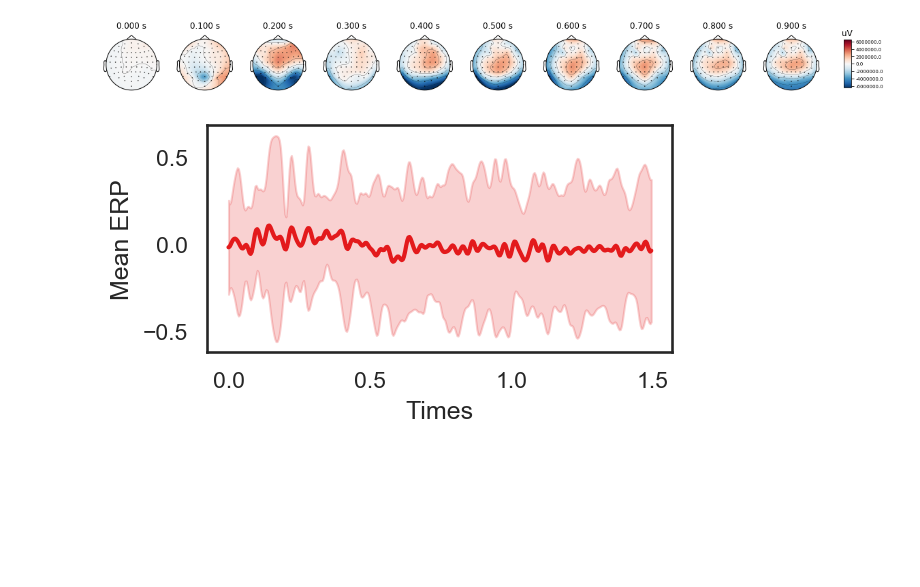
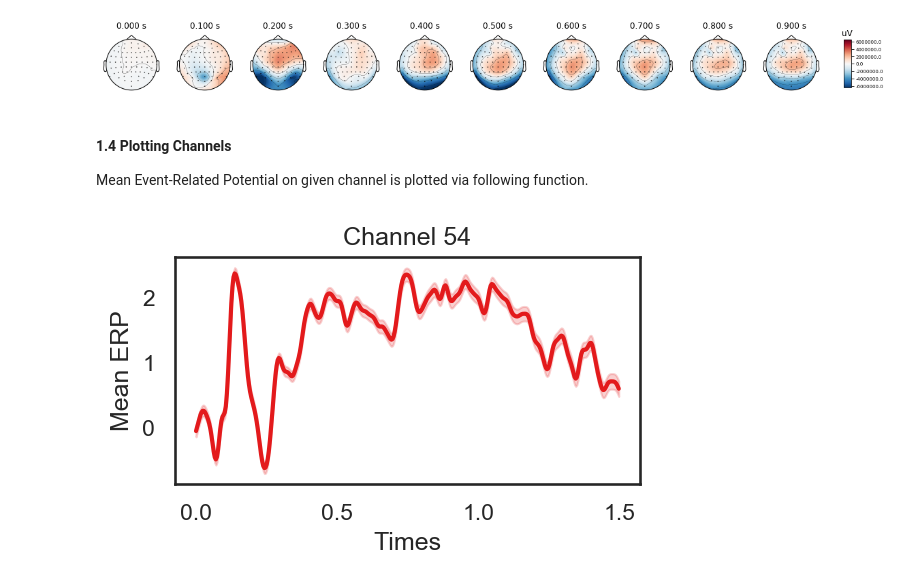
Before and after one commit to aath0/AlgorithmsNeuroscience, a Jupyter notebook: docs/content/Tutorial_files/DataVisualization.ipynb, the cells around one changed output. Cells and saved outputs as stored; diff of their text form; code cells hidden in the pictures; blank space fills up the shorter version.

```diff
--- a/docs/content/Tutorial_files/DataVisualization.ipynb
+++ b/docs/content/Tutorial_files/DataVisualization.ipynb
@@ -11,4 +15,4 @@ import mne
 data_file = '../../study1/study1_eeg/epochdata/P-02'
 
 # Read the EEG epochs:
-epochs = mne.read_epochs(data_file + '.fif')
+epochs = mne.read_epochs(data_file + '.fif', verbose='error')
@@ -119,11 +114,15 @@ epochs.average().plot_topomap(times, ch_type='eeg')
 # %% [output]
 [figure]
 [figure]
+# %% [markdown]
+#### 1.4 Plotting Channels
+
+Mean Event-Related Potential on given channel is plotted via following function.
 # %%
 import pylab, numpy as np, seaborn as sns, matplotlib.pyplot as plt
 from scipy.stats import ttest_rel, sem
 
-def plot_conditions(data, times):
+def plot_conditions(data, times, plot_title):
 
     sns.set(style="white")
     ColorsL = np.array(([228,26,28], [55,126,184], [77,175,74], [152,78,163], [255,127,0]))/256
@@ -141,7 +140,8 @@ def plot_conditions(data, times):
     plt.fill_between(times, epochs_mean, epochs_mean - epochs_std, color = ColorsL[0], interpolate=True, alpha = al)
     plt.ylabel('Mean ERP')
     plt.xlabel('Times')
+    plt.title(plot_title)
 # %%
-plot_conditions(epochs['FP'].get_data()[3,:], epochs.times)
+plot_conditions(epochs.get_data()[:,54,:], epochs.times, 'Channel 54')
 # %% [output]
-[figure, old version]
+[figure, new version]
```
Also changed, not shown: parts of 6 cells of this notebook, 40 other files.
